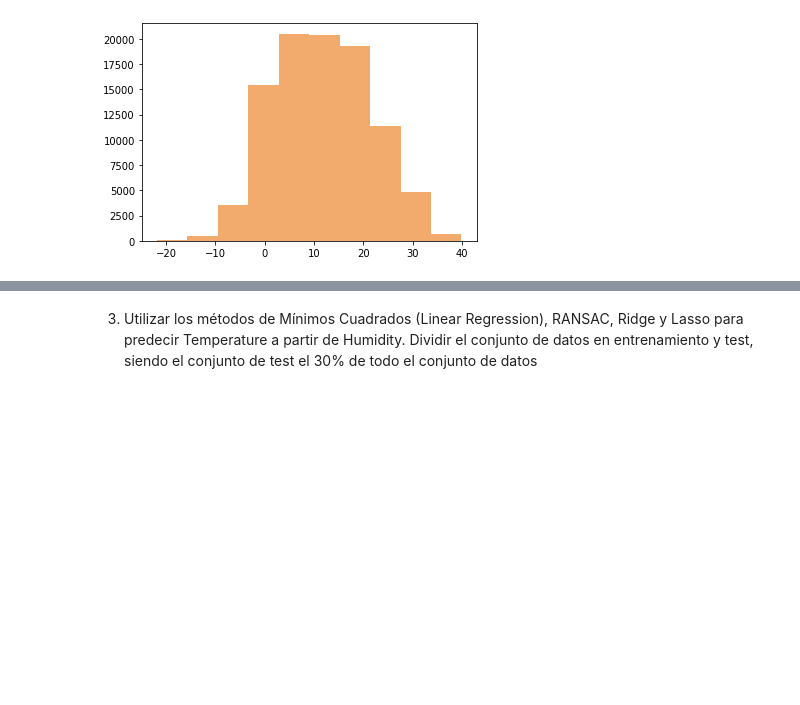
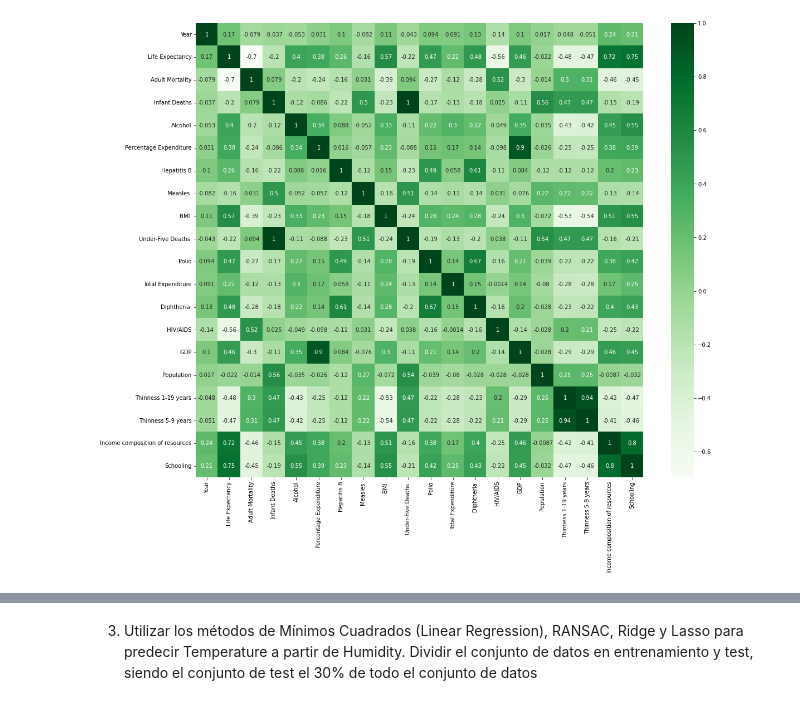
Before and after one commit to Jack-Christopher/Life-Expectancy, a Jupyter notebook: Practica_Calificada.ipynb, the cells around one changed output, grey strips where cells are left out. Drawn from its saved outputs; the diff is of its cells as text; code cells hidden in the pictures; blank space fills up the shorter version.

```diff
--- a/Practica_Calificada.ipynb
+++ b/Practica_Calificada.ipynb
@@ -5,3 +64,0 @@
-# %%
-import pandas as pd
-data = pd.read_csv("https://gitlab.com/pcalcina/test/-/raw/main/weatherHistory.csv")  # dataframe
@@ -34,5 +65,8 @@ plot.show()
-# %%
-plot.hist(x=H_T['Temperature (C)'], color='#F2AB6D')
-plot.show()
-# %% [output]
-[figure, removed]
+# %%
+temp = data.iloc[: , [1, 3, 4, 5, 6, 7, 8, 9, 10, 11, 12, 13, 14, 15, 16, 17, 18, 19, 20, 21]].copy()
+plt.figure(figsize=(18, 15))
+corr = temp.corr()
+sns.heatmap(corr, cmap="Greens",annot=True)
+plt.show()
+# %% [output]
+[figure, added]
```
Also changed, not shown: parts of 21 cells of this notebook.
